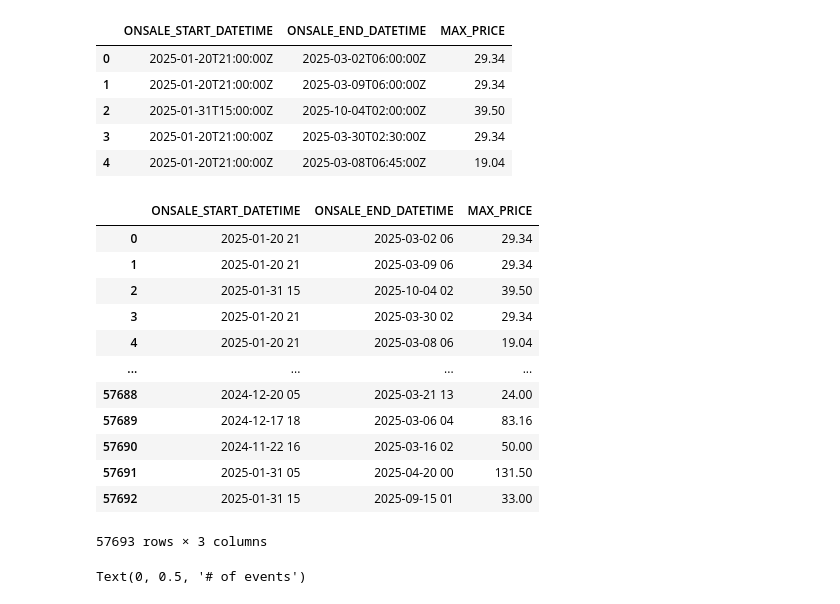
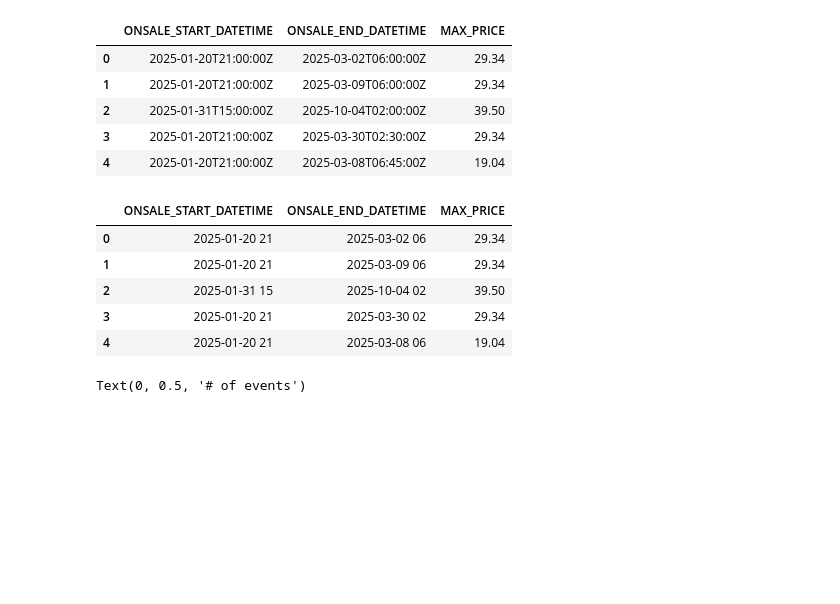
Before and after one commit to dq93/TicketMasterAPI, a Jupyter notebook: notebooks/Daniel_eda.ipynb, the cells around one changed output. Saved outputs shown, nothing was run; the diff lists cells and outputs as text; code cells hidden in the pictures; blank space fills up the shorter version.

```diff
--- a/notebooks/Daniel_eda.ipynb
+++ b/notebooks/Daniel_eda.ipynb
@@ -138,19 +132,12 @@ datetime_df['ONSALE_END_DATETIME'] = pd.to_datetime(datetime_df['ONSALE_END_DATE
 # %%
-datetime_df
+datetime_df.head()
 # %% [output]
 |  | ONSALE_START_DATETIME | ONSALE_END_DATETIME | MAX_PRICE |
 | 0 | 2025-01-20 21 | 2025-03-02 06 | 29.34 |
 | 1 | 2025-01-20 21 | 2025-03-09 06 | 29.34 |
 | 2 | 2025-01-31 15 | 2025-10-04 02 | 39.50 |
 | 3 | 2025-01-20 21 | 2025-03-30 02 | 29.34 |
 | 4 | 2025-01-20 21 | 2025-03-08 06 | 19.04 |
-| ... | ... | ... | ... |
-| 57688 | 2024-12-20 05 | 2025-03-21 13 | 24.00 |
-| 57689 | 2024-12-17 18 | 2025-03-06 04 | 83.16 |
-| 57690 | 2024-11-22 16 | 2025-03-16 02 | 50.00 |
-| 57691 | 2025-01-31 05 | 2025-04-20 00 | 131.50 |
-| 57692 | 2025-01-31 15 | 2025-09-15 01 | 33.00 |
-57693 rows × 3 columns
 # %%
 ax = datetime_df['ONSALE_START_DATETIME'].value_counts().head(30).plot(kind='bar', title='Top 30 most common sale start dates with hours')
 ax.set_xlabel('Dates with hours')
```
Also changed, not shown: parts of 11 cells of this notebook.
